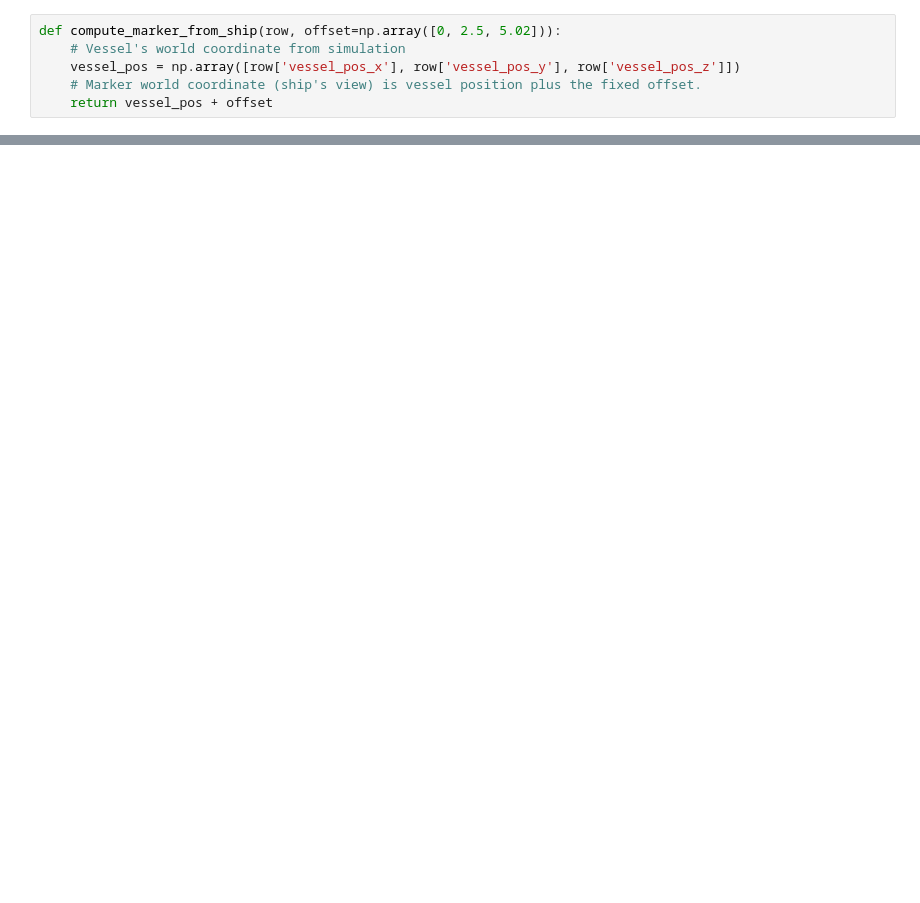
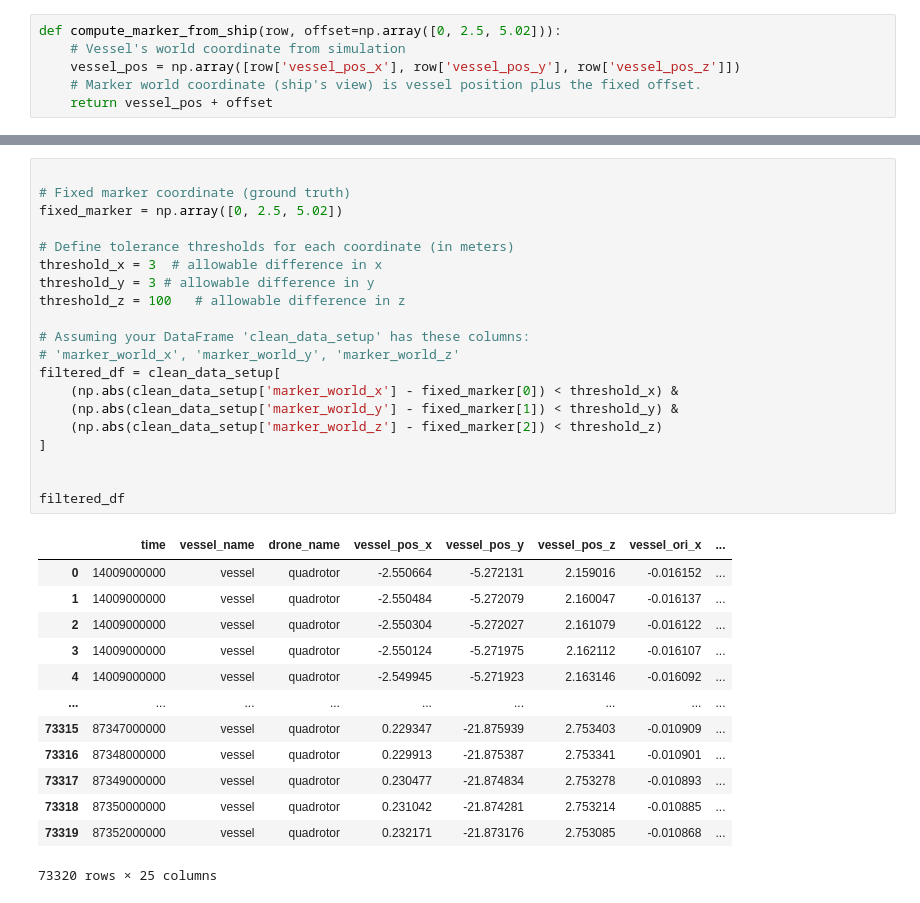
Before and after one commit to martinn10925040/Thesis_408, a Jupyter notebook: Computer_vision/data_extraction.ipynb, the cells around one changed output, grey strips where cells are left out. Drawn from its saved outputs; the diff is of its cells as text; blank space fills up the shorter version.

```diff
--- a/Computer_vision/data_extraction.ipynb
+++ b/Computer_vision/data_extraction.ipynb
@@ -402,0 +386,34 @@ approximation_data
+# %%
+
+# Fixed marker coordinate (ground truth)
+fixed_marker = np.array([0, 2.5, 5.02])
+
+# Define tolerance thresholds for each coordinate (in meters)
+threshold_x = 3  # allowable difference in x
+threshold_y = 3 # allowable difference in y
+threshold_z = 100   # allowable difference in z
+
+# Assuming your DataFrame 'clean_data_setup' has these columns:
+# 'marker_world_x', 'marker_world_y', 'marker_world_z'
+filtered_df = clean_data_setup[
+    (np.abs(clean_data_setup['marker_world_x'] - fixed_marker[0]) < threshold_x) &
+    (np.abs(clean_data_setup['marker_world_y'] - fixed_marker[1]) < threshold_y) &
+    (np.abs(clean_data_setup['marker_world_z'] - fixed_marker[2]) < threshold_z)
+]
+
+
+filtered_df
+# %% [output]
+|  | time | vessel_name | drone_name | vessel_pos_x | vessel_pos_y | vessel_pos_z | vessel_ori_x | ... |
+| 0 | 14009000000 | vessel | quadrotor | -2.550664 | -5.272131 | 2.159016 | -0.016152 | ... |
+| 1 | 14009000000 | vessel | quadrotor | -2.550484 | -5.272079 | 2.160047 | -0.016137 | ... |
+| 2 | 14009000000 | vessel | quadrotor | -2.550304 | -5.272027 | 2.161079 | -0.016122 | ... |
+| 3 | 14009000000 | vessel | quadrotor | -2.550124 | -5.271975 | 2.162112 | -0.016107 | ... |
+| 4 | 14009000000 | vessel | quadrotor | -2.549945 | -5.271923 | 2.163146 | -0.016092 | ... |
+| ... | ... | ... | ... | ... | ... | ... | ... | ... |
+| 73315 | 87347000000 | vessel | quadrotor | 0.229347 | -21.875939 | 2.753403 | -0.010909 | ... |
+| 73316 | 87348000000 | vessel | quadrotor | 0.229913 | -21.875387 | 2.753341 | -0.010901 | ... |
+| 73317 | 87349000000 | vessel | quadrotor | 0.230477 | -21.874834 | 2.753278 | -0.010893 | ... |
+| 73318 | 87350000000 | vessel | quadrotor | 0.231042 | -21.874281 | 2.753214 | -0.010885 | ... |
+| 73319 | 87352000000 | vessel | quadrotor | 0.232171 | -21.873176 | 2.753085 | -0.010868 | ... |
+73320 rows × 25 columns
```
Also changed, not shown: parts of 10 cells of this notebook.
